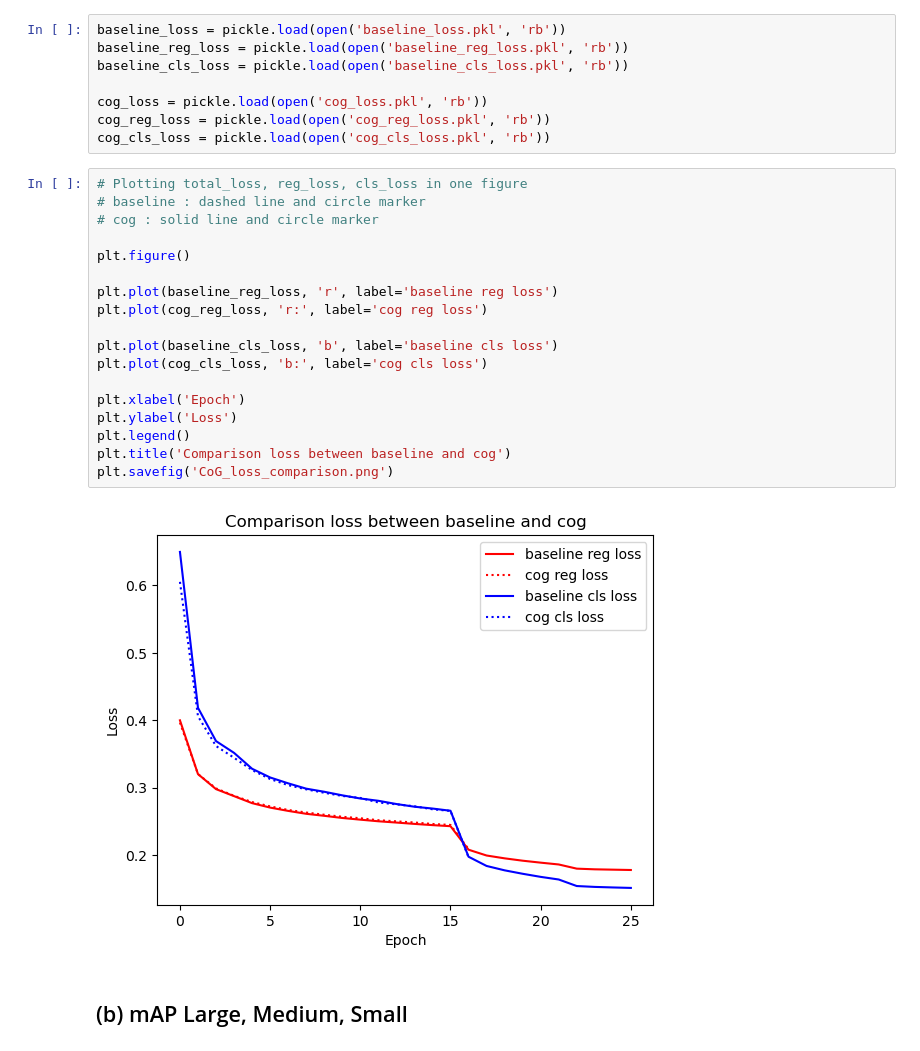
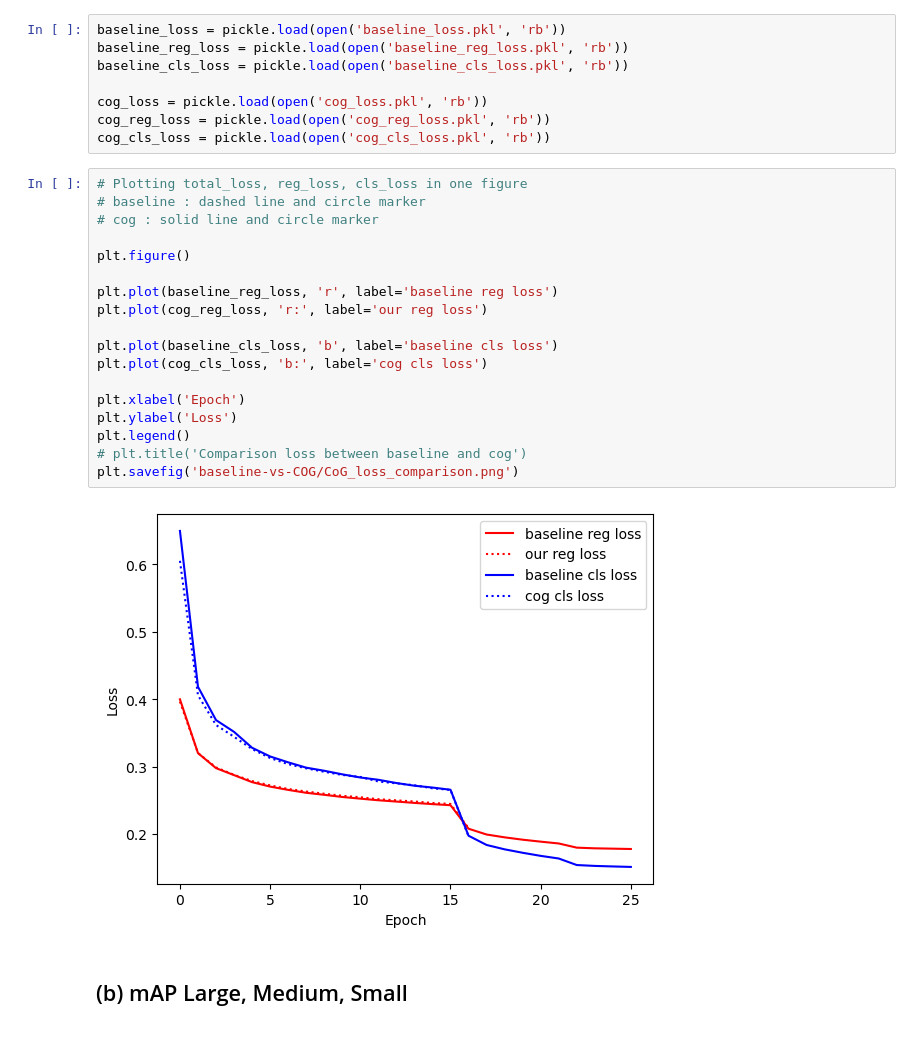
Before and after one commit to LeeHyungSeop/Feature-Enhancement-for-Object-Detectors, a Jupyter notebook: Figure/figure3.ipynb, the cells around one changed output. Drawn from its saved outputs; the diff is of its cells as text.

```diff
--- a/Figure/figure3.ipynb
+++ b/Figure/figure3.ipynb
@@ -18,23 +18,23 @@ cog_cls_loss = pickle.load(open('cog_cls_loss.pkl', 'rb'))
 # %%
 # Plotting total_loss, reg_loss, cls_loss in one figure
 # baseline : dashed line and circle marker
 # cog : solid line and circle marker
 
 plt.figure()
 
 plt.plot(baseline_reg_loss, 'r', label='baseline reg loss')
-plt.plot(cog_reg_loss, 'r:', label='cog reg loss')
+plt.plot(cog_reg_loss, 'r:', label='our reg loss')
 
 plt.plot(baseline_cls_loss, 'b', label='baseline cls loss')
 plt.plot(cog_cls_loss, 'b:', label='cog cls loss')
 
 plt.xlabel('Epoch')
 plt.ylabel('Loss')
 plt.legend()
-plt.title('Comparison loss between baseline and cog')
-plt.savefig('CoG_loss_comparison.png')
+# plt.title('Comparison loss between baseline and cog')
+plt.savefig('baseline-vs-COG/CoG_loss_comparison.png')
 # %% [output]
-[figure, old version]
+[figure, new version]
 # %% [markdown]
 ## (b) mAP Large, Medium, Small
 # %%
```
Also changed, not shown: parts of 3 cells of this notebook, 17 other files.
